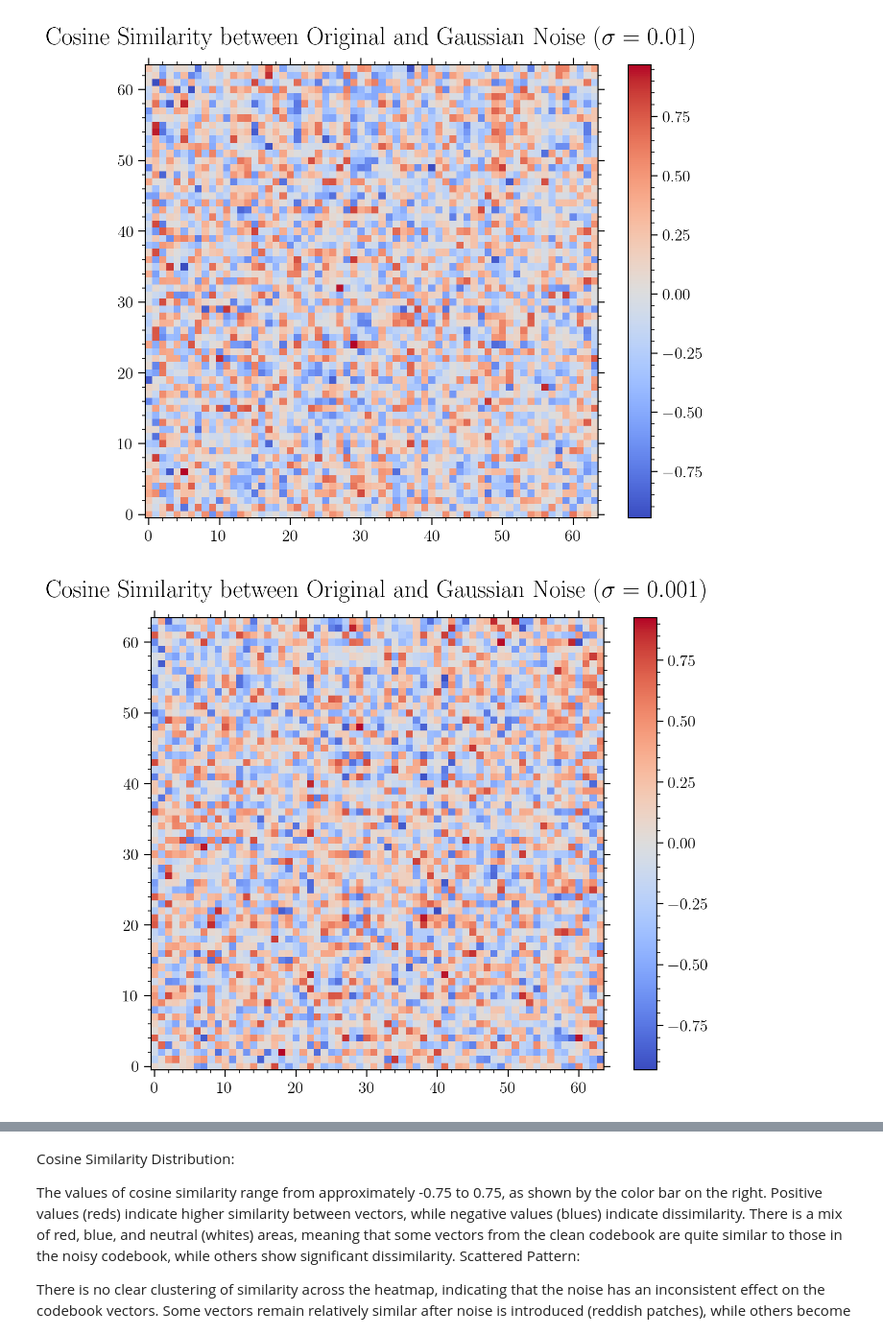
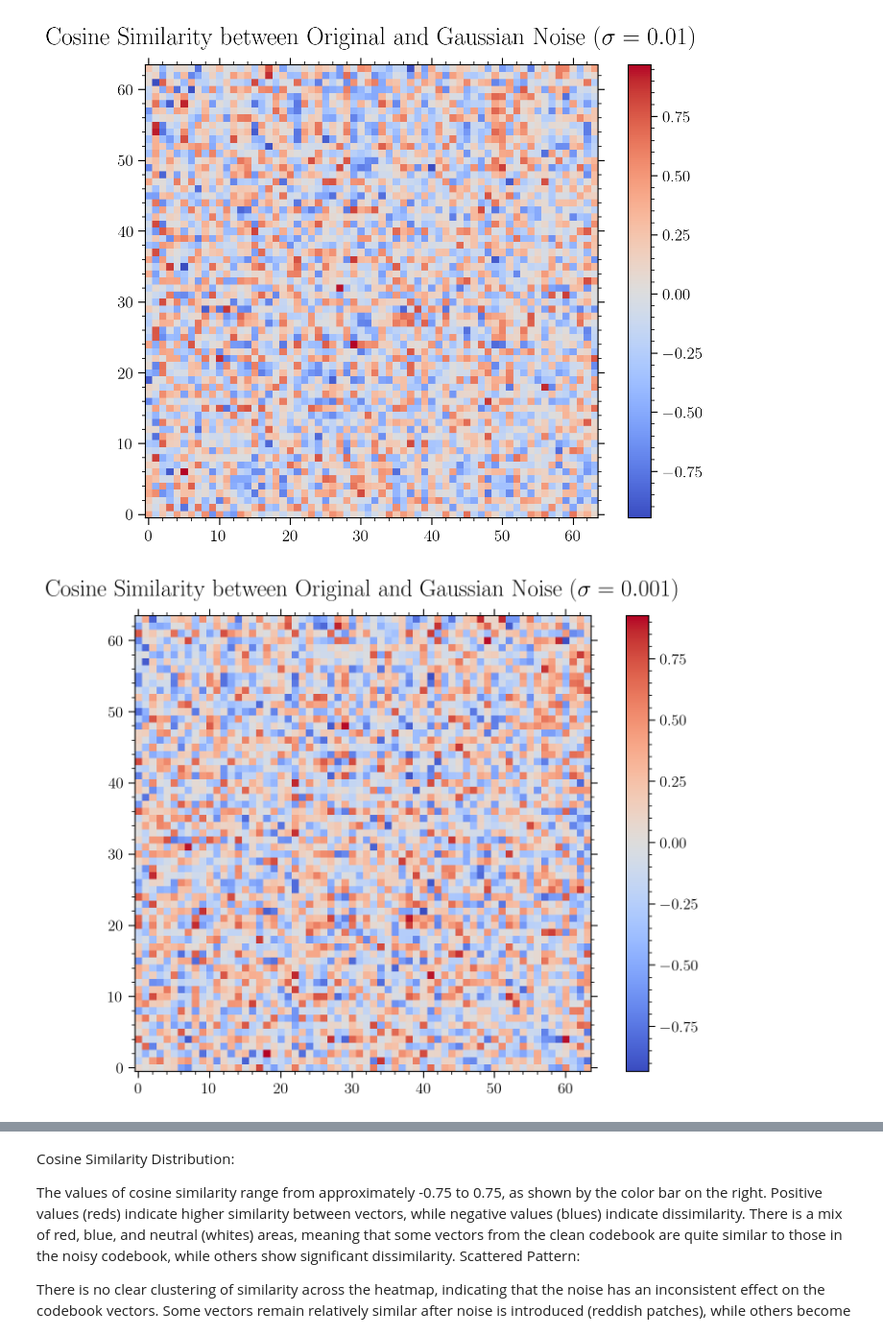
Before and after one commit to ravioli1369/vqvae, a Jupyter notebook: vqvae/cosine_similarity.ipynb, the cells around one changed output, grey strips where cells are left out. Shown at 96% size. Cells and saved outputs as stored; diff of their text form; code cells hidden in the pictures.

Commit message:
cosine similarity after seeding all files

```diff
--- a/vqvae/cosine_similarity.ipynb
+++ b/vqvae/cosine_similarity.ipynb
@@ -91,48 +58,16 @@ plt.show()
 # %% [output]
 [figure]
 # %%
-import shutil
-from sklearn.metrics.pairwise import cosine_similarity
-import seaborn as sns
-import numpy as np
-import matplotlib.pyplot as plt
-
-params = {
-    "figure.figsize": [9, 6],
-    "axes.labelsize": 14,
-    "axes.titlesize": 18,
-    "axes.titlepad": 15,
-    "font.size": 16,
-    "legend.fontsize": 12,
-    "xtick.labelsize": 12,
-    "ytick.labelsize": 12,
-    "text.usetex": True if shutil.which("latex") else False,
-    "font.family": "serif",
-    "xtick.minor.visible": True,
-    "ytick.minor.visible": True,
-    "xtick.top": True,
-    "ytick.left": True,
-    "ytick.right": True,
-    "xtick.direction": "out",
-    "ytick.direction": "out",
-    "xtick.minor.size": 2.5,
-    "xtick.major.size": 5,
-    "ytick.minor.size": 2.5,
-    "ytick.major.size": 5,
-    "axes.axisbelow": True,
-    "figure.dpi": 200,
-}
-plt.rcParams.update(params)
-
 codebook_1 = np.load("../results/original/original.npy")
 codebook_2 = np.load("../results/gaussian_0.001/gaussian_0.001.npy")
 
 
 cosine_sim = cosine_similarity(codebook_1, codebook_2)
 plt.figure(figsize=(8, 6))
 plt.imshow(cosine_sim, cmap="coolwarm", origin="lower")
 plt.colorbar()
 plt.title(r"Cosine Similarity between Original and Gaussian Noise $(\sigma=0.001)$")
+plt.tight_layout()
 plt.show()
 # %% [output]
-[figure, old version]
+[figure, new version]
```
Also changed, not shown: parts of 9 cells of this notebook, 24 other files.
